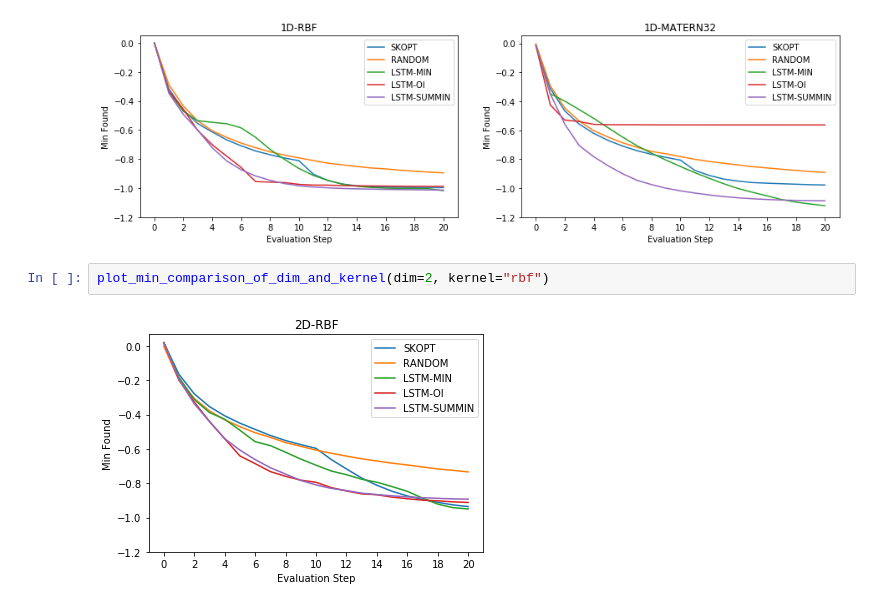
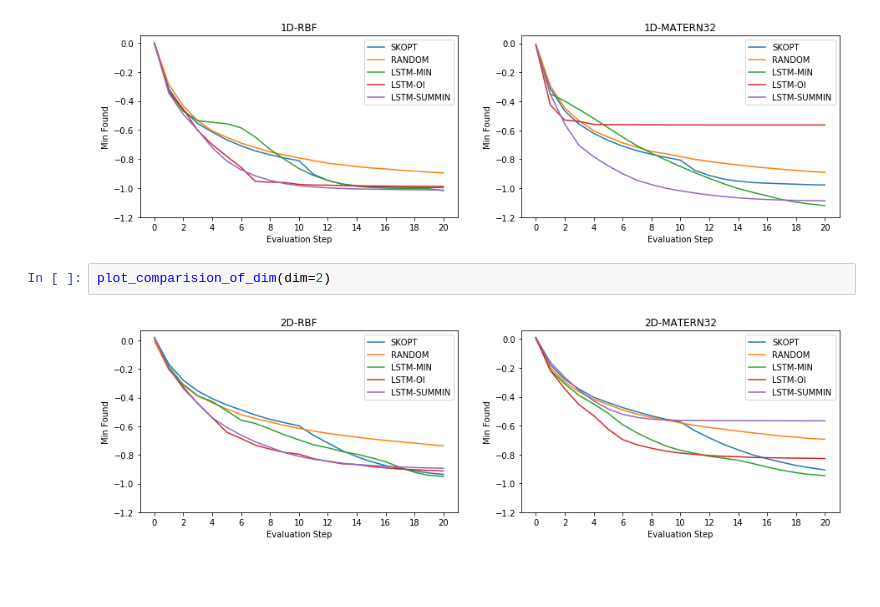
Before and after one commit to p16i/blackbox-optimization-using-rnns, a Jupyter notebook: compare-minimum-value-on-test-data.ipynb, the cells around one changed output. Drawn from its saved outputs; the diff is of its cells as text; blank space fills up the shorter version.

```diff
--- a/compare-minimum-value-on-test-data.ipynb
+++ b/compare-minimum-value-on-test-data.ipynb
@@ -123,6 +123,6 @@ plot_comparision_of_dim(dim=1)
 # %% [output]
 [figure]
 # %%
-plot_min_comparison_of_dim_and_kernel(dim=2, kernel="rbf")
+plot_comparision_of_dim(dim=2)
 # %% [output]
-[figure, old version]
+[figure, new version]
```
